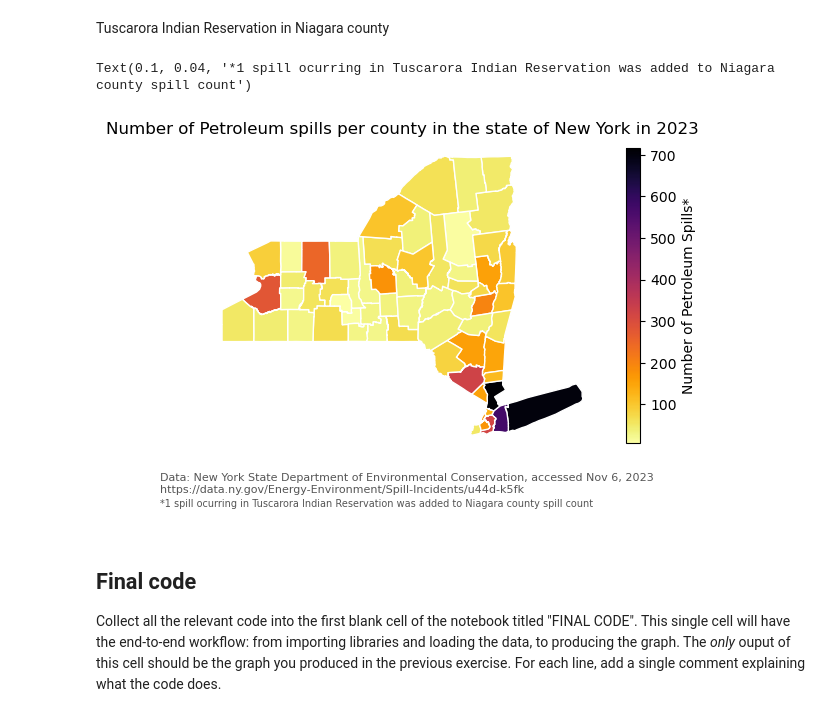
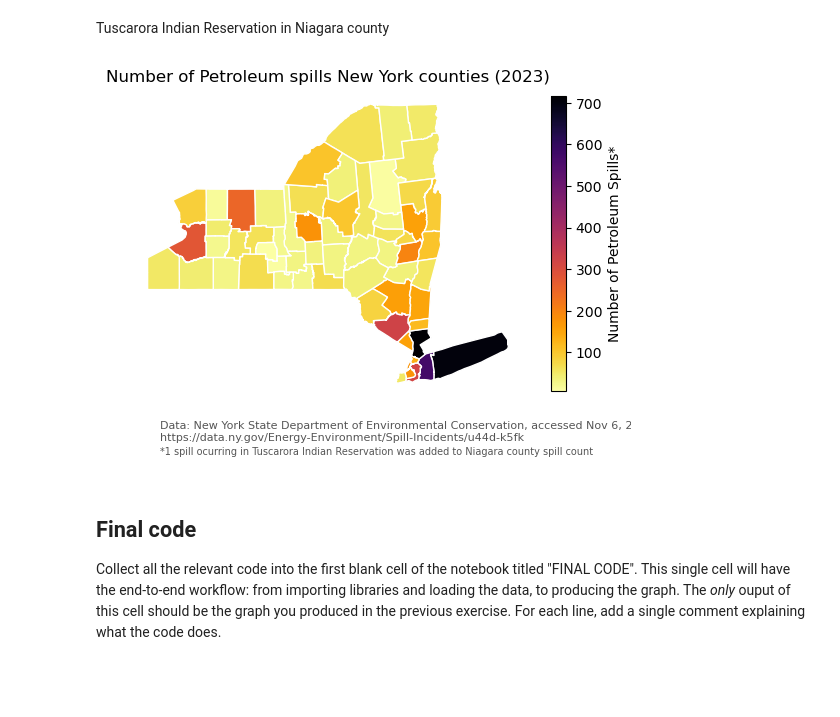
Before and after one commit to amandaherbst/eds220-hwk-3, a Jupyter notebook: hwk3-task1-spills.ipynb, the cells around one changed output. Cells and saved outputs as stored; diff of their text form; code cells hidden in the pictures; blank space fills up the shorter version.

```diff
--- a/hwk3-task1-spills.ipynb
+++ b/hwk3-task1-spills.ipynb
@@ -406,32 +493,39 @@ Your map should have (at least) the following updates:
 # %% [markdown]
 Tuscarora Indian Reservation in Niagara county
 # %%
-# your code here
+# choropleth map of petroleum spills per county
 fig, ax = plt.subplots()
-
+# turn off axes
 ax.axis('off')
-
+# plot ny counties
 ny_counties.plot(ax = ax,
                  edgecolor = 'white',
+                 # color by number of spills
                 column = 'n_spills',
+                 # add legend
                 legend = True,
+                 # adjust size and title of legend
                 legend_kwds={"shrink":.8,
                             'label': "Number of Petroleum Spills*"},
+                # update colormap
                 cmap = 'inferno_r')
-ax.set_title('Number of Petroleum spills per county in the state of New York in 2023')
+# set figure title
+ax.set_title('Number of Petroleum spills New York counties (2023)')
+# add data source
 ax.annotate("Data: New York State Department of Environmental Conservation, accessed Nov 6, 2023 \nhttps://data.ny.gov/Energy-Environment/Spill-Incidents/u44d-k5fk",
             xy=(0.1, .07), # position
             xycoords='figure fraction',
             fontsize=8,
             color='#555555')
+# add note about adding a spill to Niagara county
 ax.annotate("*1 spill ocurring in Tuscarora Indian Reservation was added to Niagara county spill count",
            xy=(0.1,0.04),
            xycoords='figure fraction',
            fontsize=7,
            color='#555555')
+plt.show()
 # %% [output]
-Text(0.1, 0.04, '*1 spill ocurring in Tuscarora Indian Reservation was added to Niagara county spill count')
-[figure, old version]
+[figure, new version]
 # %% [markdown]
 ## Final code
 
```
Also changed, not shown: parts of 12 cells of this notebook.
